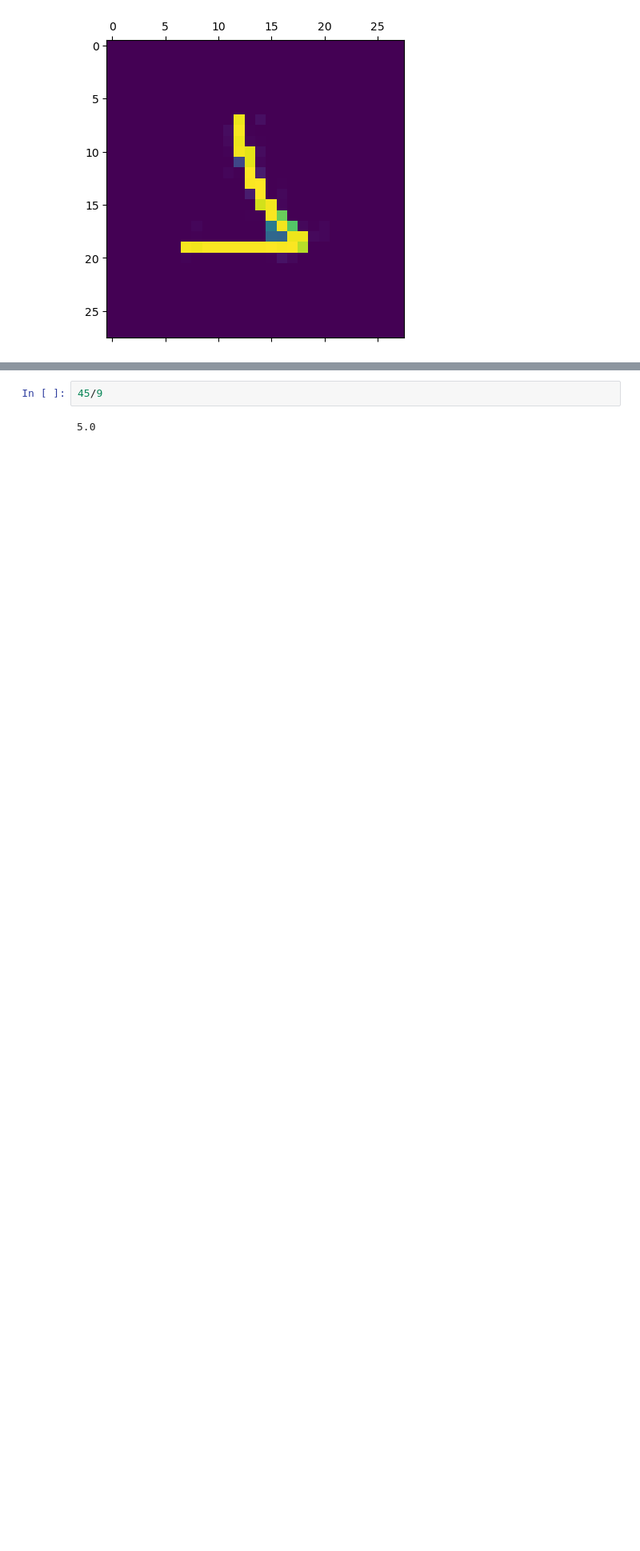
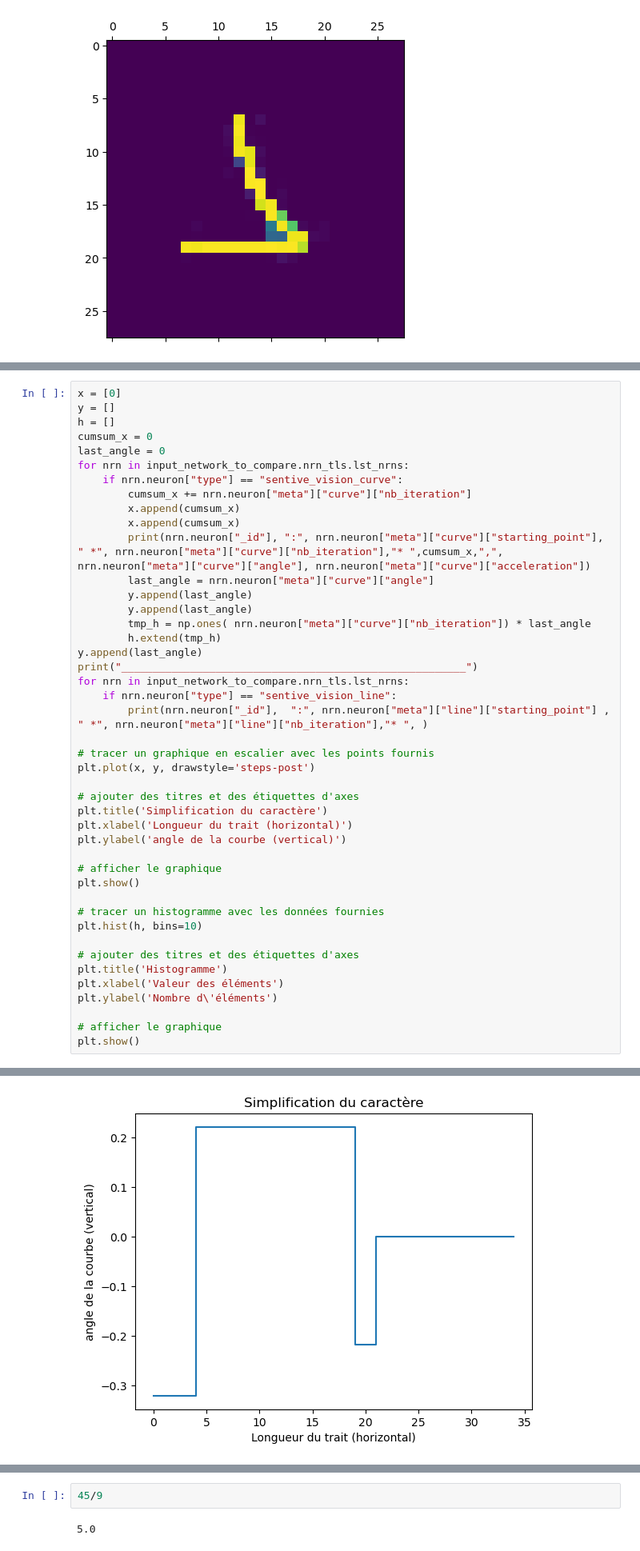
Before and after one commit to oliviermanette/Sentive-One-Shot-Learning-Omniglot, a Jupyter notebook: sandbox metadl/projet article can dynamic neural network improve few shot learning.ipynb, the cells around one changed output, grey strips where cells are left out. Shown at 80% size. Drawn from its saved outputs; the diff is of its cells as text; blank space fills up the shorter version.

```diff
--- a/sandbox metadl/projet article can dynamic neural network improve few shot learning.ipynb
+++ b/sandbox metadl/projet article can dynamic neural network improve few shot learning.ipynb
@@ -111,0 +326,45 @@ plt.show()
+# %%
+x = [0]
+y = []
+h = []
+cumsum_x = 0
+last_angle = 0
+for nrn in input_network_to_compare.nrn_tls.lst_nrns:
+    if nrn.neuron["type"] == "sentive_vision_curve":
+        cumsum_x += nrn.neuron["meta"]["curve"]["nb_iteration"]
+        x.append(cumsum_x)
+        x.append(cumsum_x)
+        print(nrn.neuron["_id"], ":", nrn.neuron["meta"]["curve"]["starting_point"], " *", nrn.neuron["meta"]["curve"]["nb_iteration"],"* ",cumsum_x,",",  nrn.neuron["meta"]["curve"]["angle"], nrn.neuron["meta"]["curve"]["acceleration"])
+        last_angle = nrn.neuron["meta"]["curve"]["angle"]
+        y.append(last_angle)
+        y.append(last_angle)
+        tmp_h = np.ones( nrn.neuron["meta"]["curve"]["nb_iteration"]) * last_angle
+        h.extend(tmp_h)
+y.append(last_angle)
+print("_______________________________________________________")
+for nrn in input_network_to_compare.nrn_tls.lst_nrns:
+    if nrn.neuron["type"] == "sentive_vision_line":
+        print(nrn.neuron["_id"],  ":", nrn.neuron["meta"]["line"]["starting_point"] , " *", nrn.neuron["meta"]["line"]["nb_iteration"],"* ", )
+
+# tracer un graphique en escalier avec les points fournis
+plt.plot(x, y, drawstyle='steps-post')
+
+# ajouter des titres et des étiquettes d'axes
+plt.title('Simplification du caractère')
+plt.xlabel('Longueur du trait (horizontal)')
+plt.ylabel('angle de la courbe (vertical)')
+
+# afficher le graphique
+plt.show()
+
+# tracer un histogramme avec les données fournies
+plt.hist(h, bins=10)
+
+# ajouter des titres et des étiquettes d'axes
+plt.title('Histogramme')
+plt.xlabel('Valeur des éléments')
+plt.ylabel('Nombre d\'éléments')
+
+# afficher le graphique
+plt.show()
+# %% [output]
@@ -111,0 +382 @@ plt.show()
+[figure, added]
```
Also changed, not shown: parts of 18 cells of this notebook, 4 other files.
